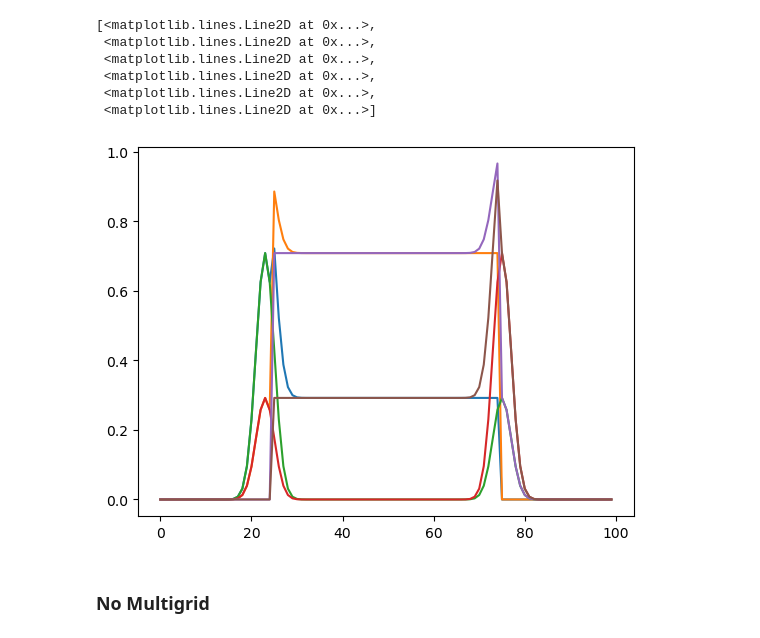
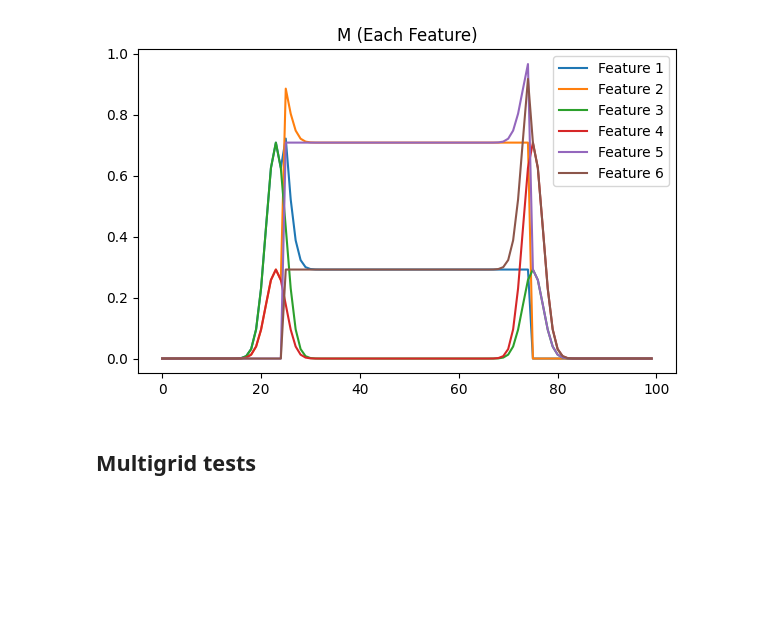
Before and after one commit to waqasbinhamed/numf, a Jupyter notebook: notebooks/Toy Example.ipynb, the cells around one changed output. Cells and saved outputs as stored; diff of their text form; code cells hidden in the pictures; blank space fills up the shorter version.

```diff
--- a/notebooks/Toy Example.ipynb
+++ b/notebooks/Toy Example.ipynb
@@ -8,38 +16,39 @@ from numf.multigrid import create_R, get_fine_p
 # %%
+# --- Generate Toy Data ---
 def gauss(x, sigma=1, mean=0, scale=1):
+    """Returns a Gaussian curve."""
     return scale * np.exp(-np.square(x - mean) / (2 * sigma ** 2))
 
 m = 100
-r = 3
-p1 = 24
-p2 = 50
-p3 = 76
+r = 3    # Number of components
+p1, p2, p3 = 24, 50, 76  # Peak locations
 
-x = np.linspace(1, m, m).reshape(-1, 1)
+x = np.arange(1, m + 1).reshape(-1, 1)
 w1 = gauss(x, sigma=2, mean=p1)
 w2 = np.concatenate((np.zeros((int((m - p2) / 2), 1)), np.ones((p2, 1)), np.zeros((int((m - p2) / 2), 1))))
 w3 = gauss(x, sigma=2, mean=p3)
 Wtrue = np.hstack((w1, w2, w3))
 
-
-n = 6
-c = 1/np.sqrt(r-1)
+n = 6  # Number of features
+c = 1 / np.sqrt(r - 1)
 e = 0.001
-Htrue = np.array([[c + e, 1-c-e, 0],
-                  [1-c-e, c+e, 0],
-                  [c+e, 0, 1-c-e],
-                  [1-c-e, 0, c+e],
-                  [0, c+e, 1-c-e],
-                  [0, 1-c-e, c+e]]).T
+Htrue = np.array([
+    [c + e, 1 - c - e, 0],
+    [1 - c - e, c + e, 0],
+    [c + e, 0, 1 - c - e],
+    [1 - c - e, 0, c + e],
+    [0, c + e, 1 - c - e],
+    [0, 1 - c - e, c + e]
+]).T
 
 M = Wtrue @ Htrue
-# %%
-plt.plot(M)
-# %% [output]
-[<matplotlib.lines.Line2D at 0x...>,
- <matplotlib.lines.Line2D at 0x...>,
- <matplotlib.lines.Line2D at 0x...>,
- <matplotlib.lines.Line2D at 0x...>,
- <matplotlib.lines.Line2D at 0x...>,
- <matplotlib.lines.Line2D at 0x...>]
-[figure, removed]
+# %%
+plt.figure(figsize=(6, 4))
+for i in range(n):
+    plt.plot(M[:, i], label=f'Feature {i+1}')
+plt.title("M (Each Feature)")
+plt.legend()
+plt.tight_layout()
+plt.show()
+# %% [output]
+[figure, added]
@@ -46,2 +61,2 @@ plt.plot(M)
 # %% [markdown]
-### No Multigrid
+## Multigrid tests
```
Also changed, not shown: parts of 17 cells of this notebook, 47 other files.
